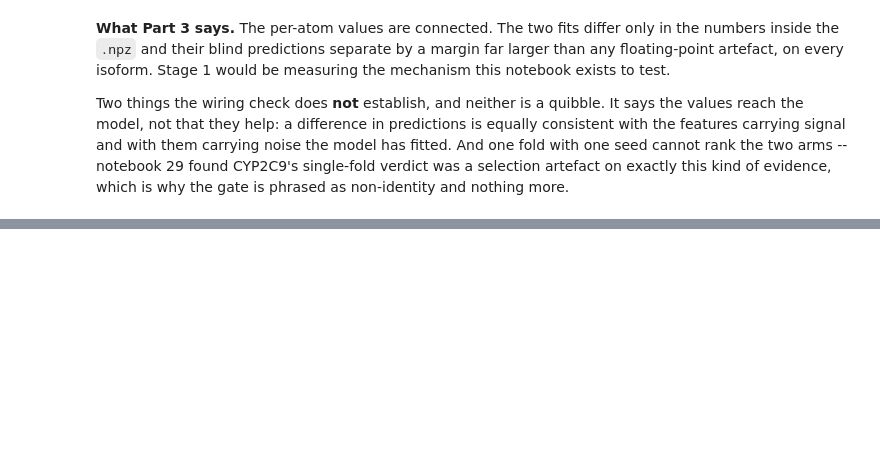
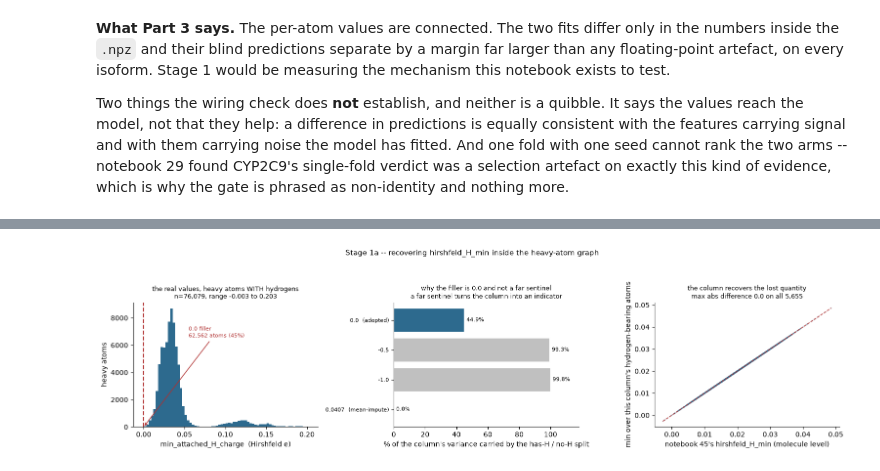
Before and after one commit to codie-freeman/OpenADMET-CYP-Blind-Challenge, a Jupyter notebook: notebooks/52_chemprop_qm_atom_features.ipynb, the cells around one changed output, grey strips where cells are left out. Saved outputs shown, nothing was run; the diff lists cells and outputs as text; code cells hidden in the pictures; blank space fills up the shorter version.

```diff
--- a/notebooks/52_chemprop_qm_atom_features.ipynb
+++ b/notebooks/52_chemprop_qm_atom_features.ipynb
@@ -277,10 +277,11 @@ aa_spec = importlib.util.spec_from_file_location("nb52_atom_arrays",
                                                  REPO / "scripts" / "52_atom_arrays.py")
 aa = importlib.util.module_from_spec(aa_spec); aa_spec.loader.exec_module(aa)
 
-enc = json.loads((OUT / "widened_encoder.json").read_text()) \
-    if (OUT / "widened_encoder.json").exists() else \
-    aa.build_widened_chemeleon(aa.K_ATOM_FEATURES, OUT / "chemeleon_widened.pt")
-print("the widened local foundation file:")
+# Stage 0 ran k=2. The file is rebuilt here rather than read back, because it is a gitignored
+# derived artefact and because the point of the check is that the construction is sound at any k
+# -- stage 1a repeats it at k=3.
+enc = aa.build_widened_chemeleon(2)
+print("the widened local foundation file (k=2, the set stage 0 ran on):")
 for k in ("k", "d_v_original", "d_v_widened", "W_i_shape", "W_o_shape",
           "max_abs_diff_vs_chemeleon_at_init"):
     print(f"  {k:36s} {enc[k]}")
@@ -540,16 +542,18 @@ notebook 45 used, applied one level further down, before the reduction throws th
 per-atom structure away.
 # %%
 # Part 2.2 -- the per-atom matrices, and the per-fold scaler actually used by the wiring fits.
-src = aa.AtomFeatureSource()
+src = aa.AtomFeatureSource(aa.ATOM_FEATURE_COLS_STAGE0)   # the set stage 0 ran on
 n_atoms = sum(m.shape[0] for m in src.matrices.values())
 print(f"per-atom matrices: {len(src.matrices)} compounds, {n_atoms:,} heavy-atom rows, "
-      f"{aa.K_ATOM_FEATURES} features")
+      f"{src.k} features {src.cols}")
 assert len(src.matrices) == 5655 and n_atoms == heavy
 
-raw = pd.read_csv(QM_PARSED / "qm_atoms.csv", usecols=["element"] + aa.ATOM_FEATURE_COLS)
+# src.cols, not aa.ATOM_FEATURE_COLS: stage 1a adds a DERIVED column that is not a
+# column of qm_atoms.csv, and this cell is reporting what stage 0 actually ran on.
+raw = pd.read_csv(QM_PARSED / "qm_atoms.csv", usecols=["element"] + src.cols)
 print("\nunscaled distributions over all 252,237 ORCA atoms, and over the heavy atoms used:")
 stk = np.concatenate([src.matrices[k] for k in sorted(src.matrices)], axis=0)
-for j, c in enumerate(aa.ATOM_FEATURE_COLS):
+for j, c in enumerate(src.cols):
     print(f"  {c:12s} all atoms  mean {raw[c].mean():8.4f}  sd {raw[c].std(ddof=0):7.4f}   "
           f"heavy only  mean {stk[:, j].mean():8.4f}  sd {stk[:, j].std(ddof=0):7.4f}")
 
@@ -980,0 +959,64 @@ submission file exists.
+# %%
+# Stage 1a.4 -- figure: the new column, and why the filler is 0.0.
+fig, axes = plt.subplots(1, 3, figsize=(15.5, 4.3))
+
+ax = axes[0]
+ax.hist(real, bins=70, color="#2d6a8e", edgecolor="none")
+ax.axvline(0.0, color="#b03030", lw=1.6, ls="--")
+ax.annotate(f"0.0 filler\n{N_NO_H:,} atoms ({100 * N_NO_H / N_HEAVY:.0f}%)", xy=(0.0, 0),
+            xytext=(0.055, ax.get_ylim()[1] * 0.72), fontsize=8, color="#b03030",
+            arrowprops=dict(arrowstyle="->", color="#b03030", lw=1.1))
+ax.set_xlabel("min_attached_H_charge  (Hirshfeld e)")
+ax.set_ylabel("heavy atoms")
+ax.set_title(f"the real values, heavy atoms WITH hydrogens\nn={has_h.sum():,}, "
+             f"range {real.min():.3f} to {real.max():.3f}", fontsize=9)
+
+ax = axes[1]
+y = np.arange(len(sent))
+ax.barh(y, sent["between_group_pct"], color=["#2d6a8e", "#c0c0c0", "#c0c0c0", "#c0c0c0"],
+        edgecolor="white")
+for yi, v in enumerate(sent["between_group_pct"]):
+    ax.text(v + 1.5, yi, f"{v:.1f}%", va="center", fontsize=8)
+ax.set_yticks(y); ax.set_yticklabels(sent["sentinel"], fontsize=8)
+ax.invert_yaxis()
+ax.set_xlim(0, 118)
+ax.set_xlabel("% of the column's variance carried by the has-H / no-H split")
+ax.set_title("why the filler is 0.0 and not a far sentinel\n"
+             "a far sentinel turns the column into an indicator", fontsize=9)
+
+ax = axes[2]
+hm = pd.read_csv(QM_PARSED / "qm_atom_aggregates.csv",
+                 usecols=["Molecule_Name", "hirshfeld_H_min"])
+mine = pd.Series({n: float(src3.matrices[n][~src3.no_h_mask[n], J].min())
+                  for n in src3.matrices})
+jo = hm.set_index("Molecule_Name")["hirshfeld_H_min"].reindex(mine.index)
+ax.scatter(jo, mine, s=4, alpha=0.25, color="#2d6a8e", edgecolors="none")
+lo, hi = float(min(jo.min(), mine.min())), float(max(jo.max(), mine.max()))
+ax.plot([lo, hi], [lo, hi], color="#b03030", lw=1.1, ls="--")
+ax.set_xlabel("notebook 45's hirshfeld_H_min (molecule level)")
+ax.set_ylabel("min over this column's hydrogen-bearing atoms")
+ax.set_title(f"the column recovers the lost quantity\nmax abs difference "
+             f"{rec['max_abs_diff_vs_nb45_hirshfeld_H_min']:.1f} on all 5,655", fontsize=9)
+
+for a in axes:
+    a.spines[["top", "right"]].set_visible(False)
+fig.suptitle("Stage 1a -- recovering hirshfeld_H_min inside the heavy-atom graph", fontsize=10.5)
+fig.tight_layout(rect=(0, 0, 1, 0.92))
+fig.savefig(FIG / "stage1a_third_atom_column.png", dpi=160, bbox_inches="tight")
+plt.show()
+
+(OUT / "stage1a_report.json").write_text(json.dumps({
+    "atom_feature_cols": src3.cols, "k": src3.k,
+    "no_hydrogen_fill": aa.NO_HYDROGEN_FILL,
+    "n_heavy_atoms": N_HEAVY, "n_no_attached_hydrogen": N_NO_H,
+    "pct_no_attached_hydrogen": round(100 * N_NO_H / N_HEAVY, 2),
+    "real_value_range": [float(real.min()), float(real.max())],
+    "real_value_variance": float(real.var()),
+    "sentinel_between_group_pct": {r.sentinel: round(float(r.between_group_pct), 2)
+                                   for r in sent.itertuples()},
+    "recovers_nb45_hirshfeld_H_min": rec,
+    "widened_encoder_k3": enc3,
+}, indent=2) + "\n")
+print(f"wrote {(OUT / 'stage1a_report.json').relative_to(REPO)}")
+# %% [output]
+[figure, added]
```
Also changed, not shown: parts of 42 cells of this notebook, 27 other files.
